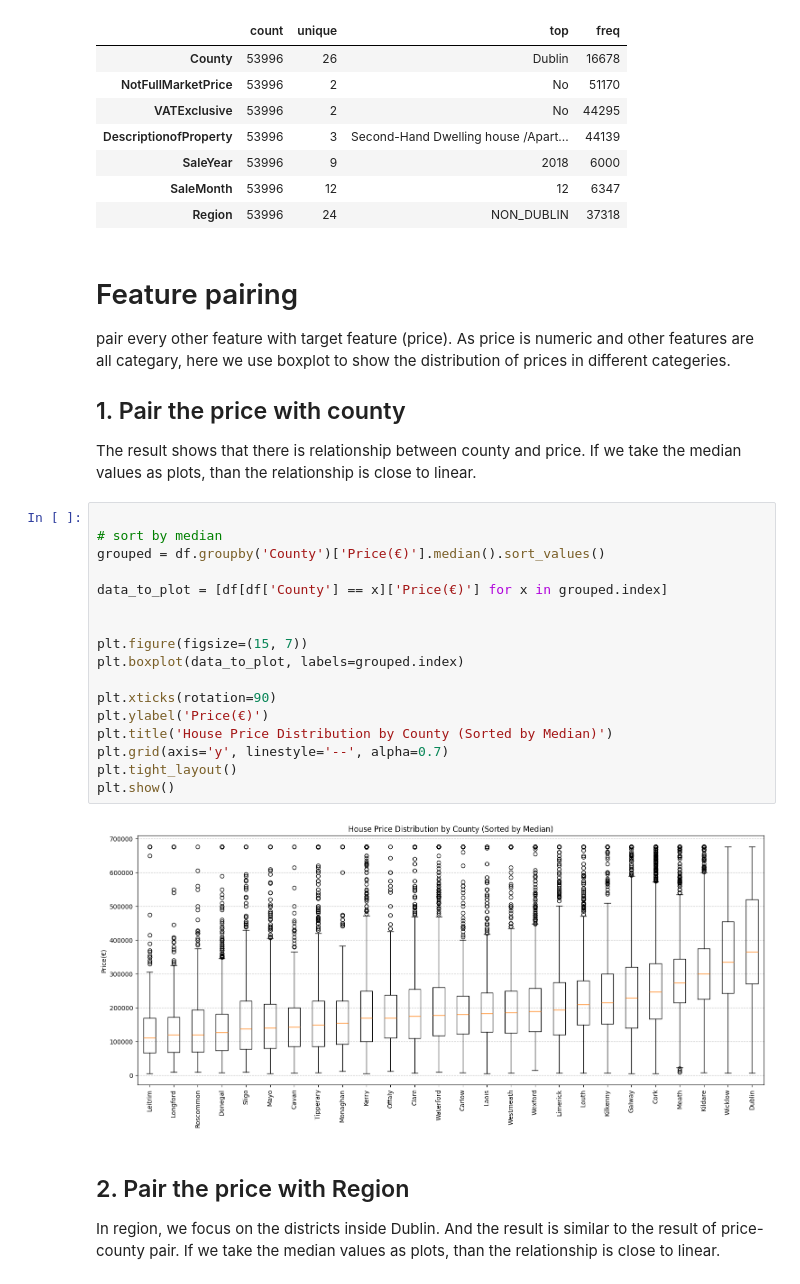
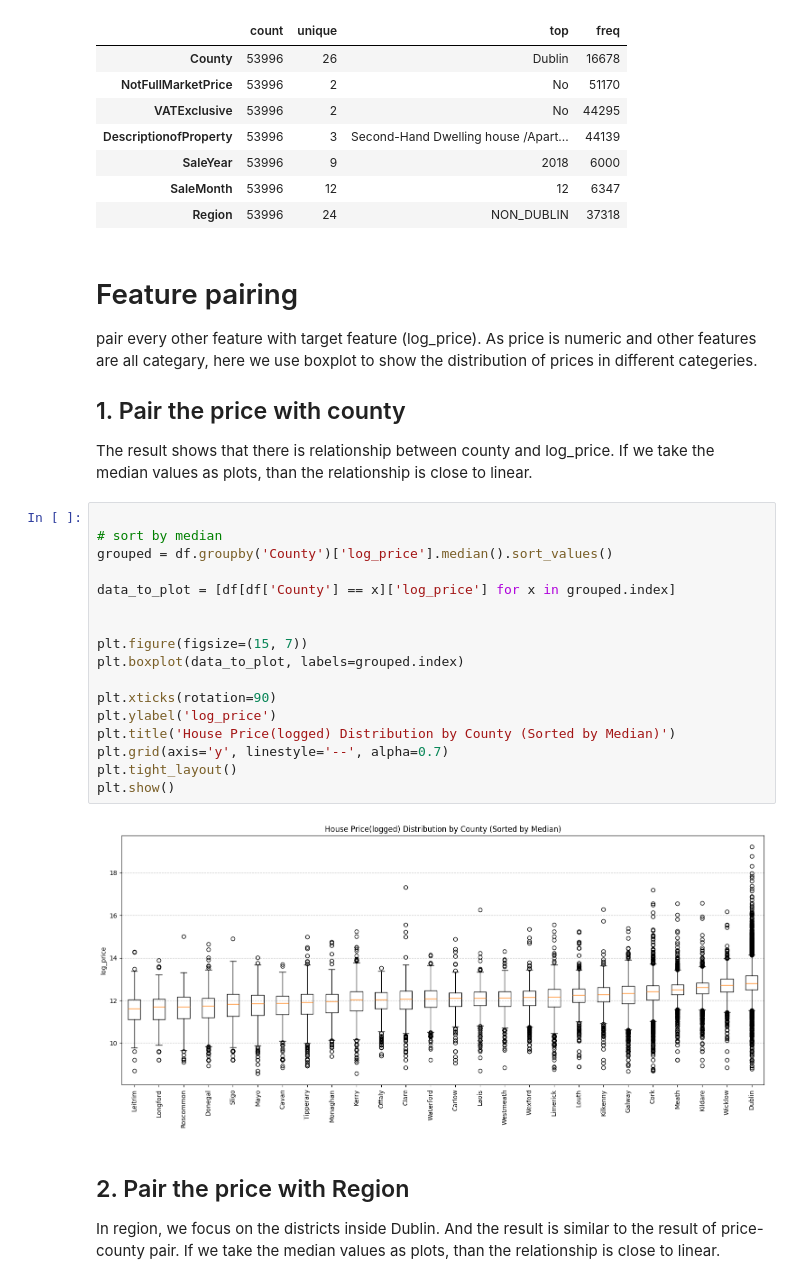
Before and after one commit to wuxiaoli-ucd/Data-Analytics, a Jupyter notebook: feature_paring_and_engineering.ipynb, the cells around one changed output. Drawn from its saved outputs; the diff is of its cells as text.

```diff
--- a/feature_paring_and_engineering.ipynb
+++ b/feature_paring_and_engineering.ipynb
@@ -81,29 +84,29 @@ df[category_columns].describe().T
 | Region | 53996 | 24 | NON_DUBLIN | 37318 |
 # %% [markdown]
 # Feature pairing
-pair every other feature with target feature (price). As price is numeric and other features are all categary, here we use boxplot to show the distribution of prices in different categeries.
+pair every other feature with target feature (log_price). As price is numeric and other features are all categary, here we use boxplot to show the distribution of prices in different categeries.
 
 ## 1. Pair the price with county
-The result shows that there is relationship between county and price. If we take the median values as plots, than the relationship is close to linear.
+The result shows that there is relationship between county and log_price. If we take the median values as plots, than the relationship is close to linear.
 # %%
 
 # sort by median
-grouped = df.groupby('County')['Price(€)'].median().sort_values()
+grouped = df.groupby('County')['log_price'].median().sort_values()
 
-data_to_plot = [df[df['County'] == x]['Price(€)'] for x in grouped.index]
+data_to_plot = [df[df['County'] == x]['log_price'] for x in grouped.index]
 
 
 plt.figure(figsize=(15, 7))
 plt.boxplot(data_to_plot, labels=grouped.index)
 
 plt.xticks(rotation=90)
-plt.ylabel('Price(€)')
-plt.title('House Price Distribution by County (Sorted by Median)')
+plt.ylabel('log_price')
+plt.title('House Price(logged) Distribution by County (Sorted by Median)')
 plt.grid(axis='y', linestyle='--', alpha=0.7)
 plt.tight_layout()
 plt.show()
 # %% [output]
-[figure, old version]
+[figure, new version]
 # %% [markdown]
 ## 2. Pair the price with Region
 In region, we focus on the districts inside Dublin. And the result is similar to the result of price-county pair. If we take the median values as plots, than the relationship is close to linear.
```
Also changed, not shown: parts of 22 cells of this notebook, 11 other files.
